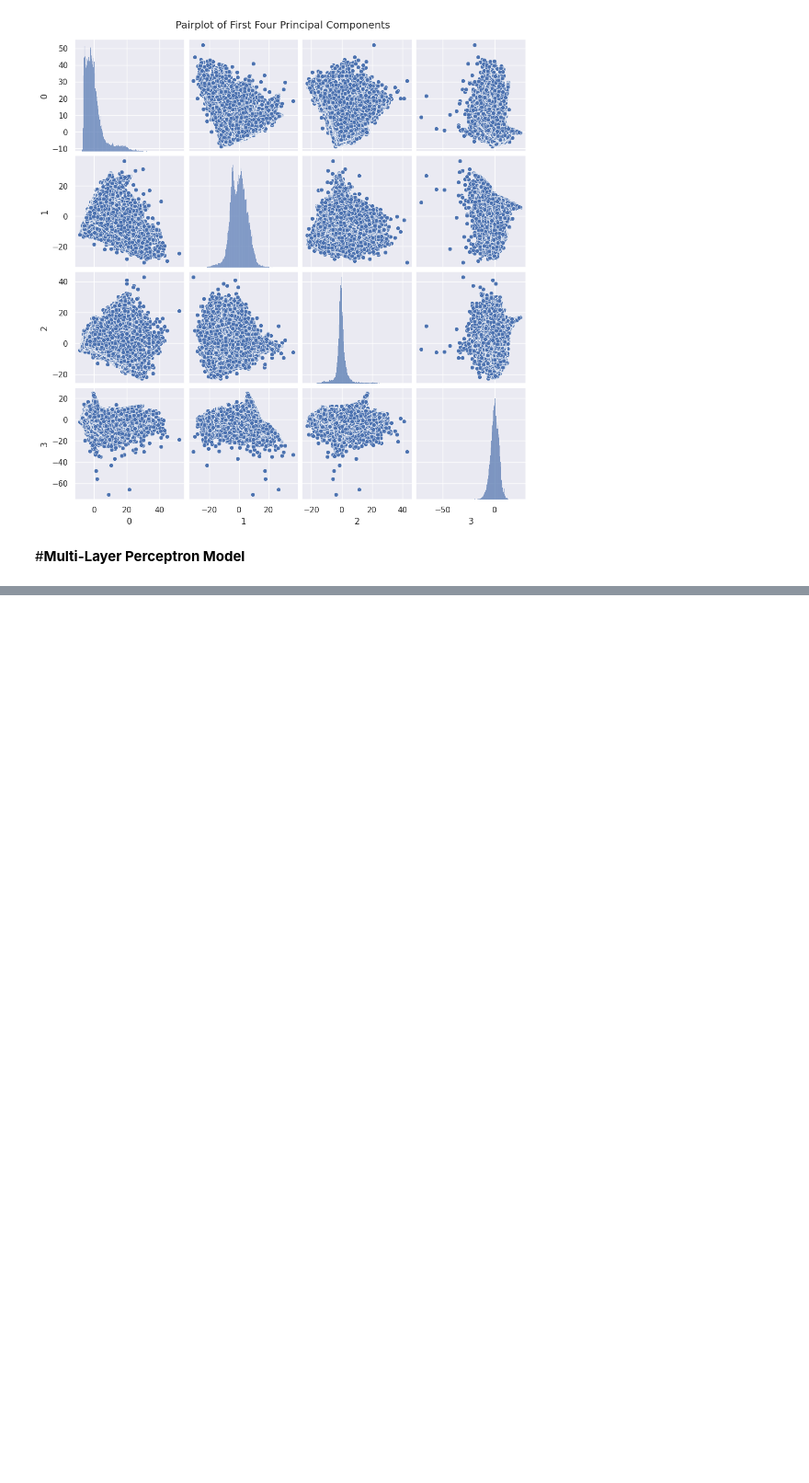
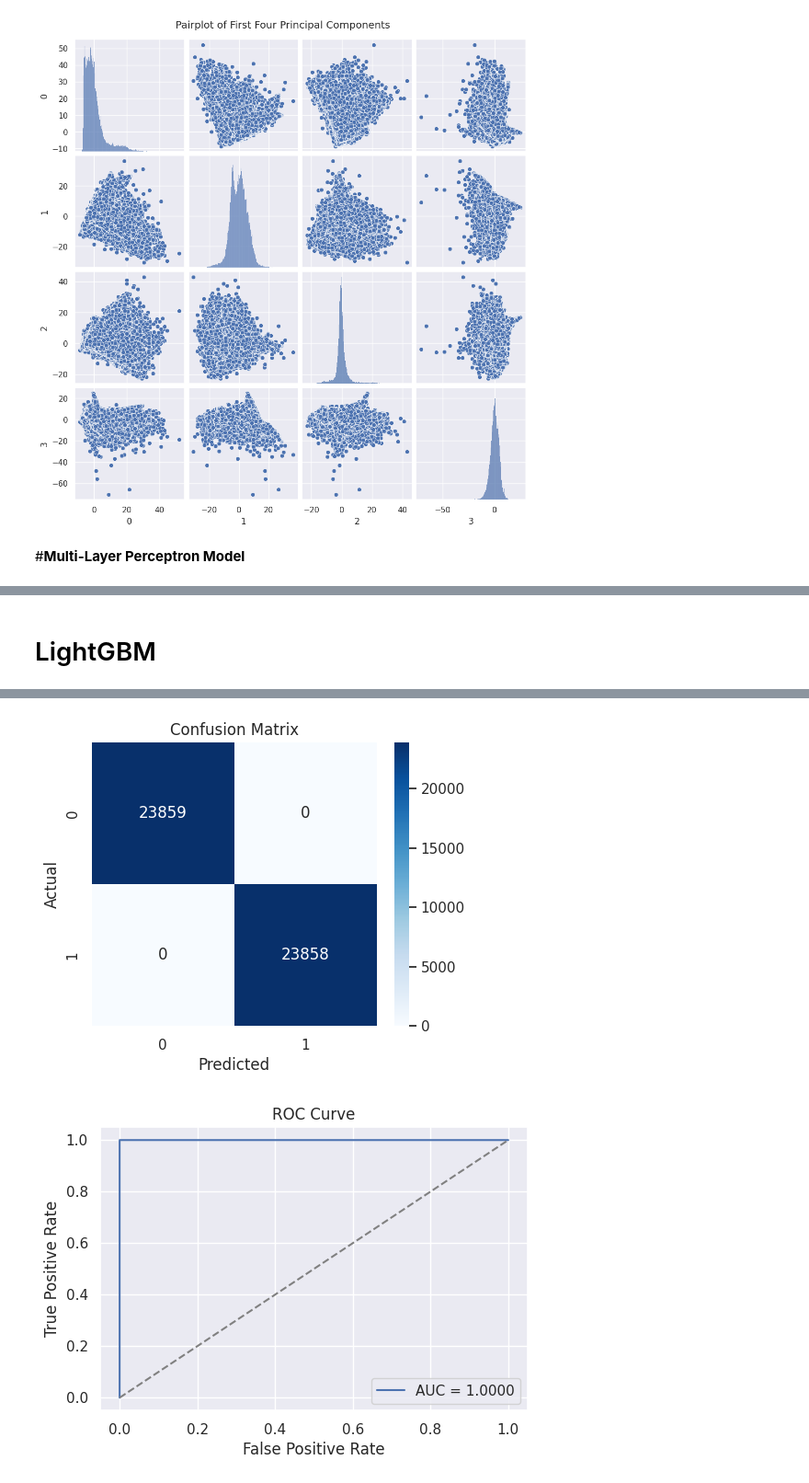
Before and after one commit to Saumi18/Credit-Risk-Modeling, a Jupyter notebook: Credit_Score_Behaviour.ipynb, the cells around one changed output, grey strips where cells are left out. Shown at 92% size. Saved outputs shown, nothing was run; the diff lists cells and outputs as text; code cells hidden in the pictures; blank space fills up the shorter version.

```diff
--- a/Credit_Score_Behaviour.ipynb
+++ b/Credit_Score_Behaviour.ipynb
@@ -332,0 +380,67 @@ identity    0.9998     0.9996     1.0    0.9998
+# %% [markdown]
+# LightGBM
+# %%
+import lightgbm as lgb
+from sklearn.metrics import accuracy_score, classification_report, confusion_matrix, roc_auc_score, roc_curve
+import seaborn as sns
+
+# LightGBM Dataset Preparation
+lgb_train = lgb.Dataset(X_train, y_train)
+lgb_eval = lgb.Dataset(X_test, y_test, reference=lgb_train)
+
+# Set Parameters
+params = {
+    'objective': 'binary',
+    'metric': 'binary_logloss',
+    'boosting_type': 'gbdt',
+    'learning_rate': 0.05,
+    'num_leaves': 31,
+    'max_depth': -1,
+    'verbose': -1,
+    'random_state': 42,
+    'feature_fraction': 0.9,
+    'bagging_fraction': 0.8,
+    'bagging_freq': 5
+}
+
+# Initialize an empty dictionary to store evaluation results
+eval_results = {}
+
+# Train the model
+lgb_model = lgb.train(params,
+                      lgb_train,
+                      valid_sets=[lgb_train, lgb_eval],
+                      num_boost_round=1000,
+                      callbacks=[lgb.early_stopping(stopping_rounds=50),
+                                 lgb.record_evaluation(eval_results)], # Log evaluation results
+                      valid_names=['train', 'eval'])
+
+# Predict
+y_pred_proba = lgb_model.predict(X_test)
+y_pred = (y_pred_proba > 0.5).astype(int)
+
+# Evaluate
+print("Accuracy:", accuracy_score(y_test, y_pred))
+print("Classification Report:\n", classification_report(y_test, y_pred))
+print("ROC AUC Score:", roc_auc_score(y_test, y_pred_proba))
+
+# Confusion Matrix
+plt.figure(figsize=(5, 4))
+sns.heatmap(confusion_matrix(y_test, y_pred), annot=True, fmt='d', cmap='Blues')
+plt.title("Confusion Matrix")
+plt.xlabel("Predicted")
+plt.ylabel("Actual")
+plt.show()
+
+# ROC Curve
+fpr, tpr, _ = roc_curve(y_test, y_pred_proba)
+plt.figure(figsize=(6, 4))
+plt.plot(fpr, tpr, label=f'AUC = {roc_auc_score(y_test, y_pred_proba):.4f}')
+plt.plot([0, 1], [0, 1], '--', color='gray')
+plt.xlabel("False Positive Rate")
+plt.ylabel("True Positive Rate")
+plt.title("ROC Curve")
+plt.legend()
+plt.grid(True)
+plt.show()
+# %% [output]
@@ -332,0 +462,2 @@ identity    0.9998     0.9996     1.0    0.9998
+[figure, added]
+[figure, added]
```
Also changed, not shown: parts of 7 cells of this notebook.
